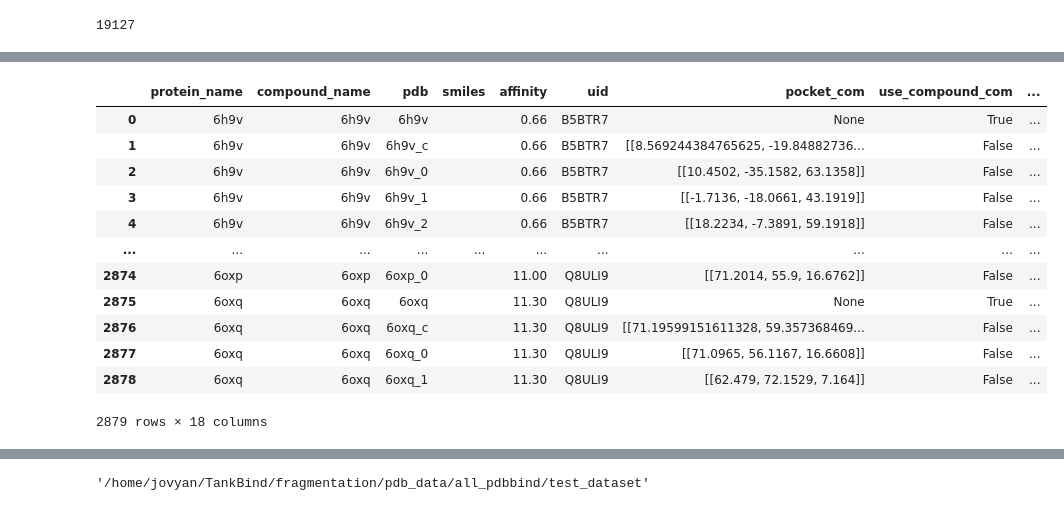
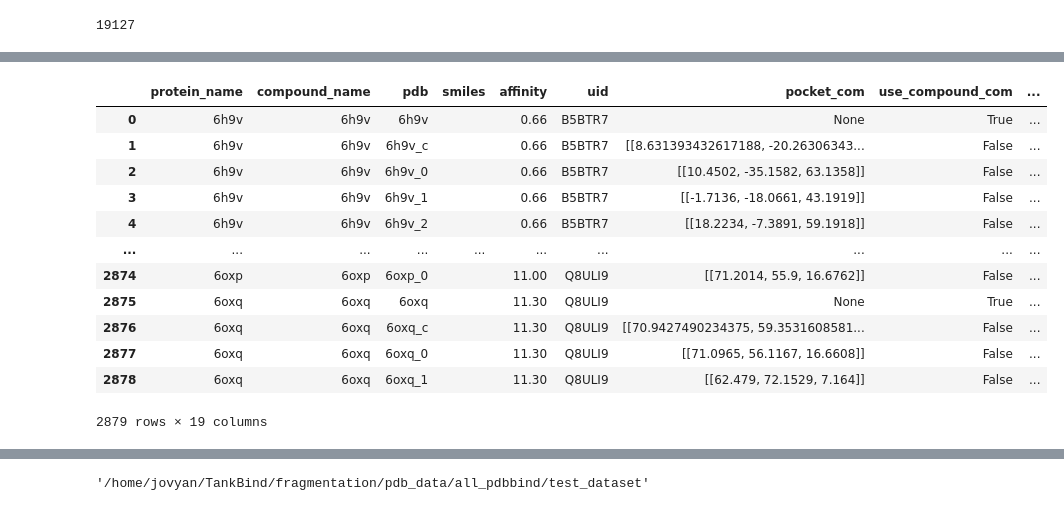
Before and after one commit to liuhaibinrobin/dockpublic, a Jupyter notebook: examples/construction_PDBbind_training_and_test_dataset.ipynb, the cells around one changed output, grey strips where cells are left out. Saved outputs shown, nothing was run; the diff lists cells and outputs as text; code cells hidden in the pictures.

```diff
--- a/examples/construction_PDBbind_training_and_test_dataset.ipynb
+++ b/examples/construction_PDBbind_training_and_test_dataset.ipynb
@@ -161,6 +147,7 @@ d.reset_index(drop=True).to_feather(f"{tankbind_data_path}/p2rank_result.feather
 d = pd.read_feather(f"{tankbind_data_path}/p2rank_result.feather")
 # %%
 pockets_dict = {}
+name_list = pdb_list
 for name in tqdm(name_list):
     pockets_dict[name] = d[d.name == name].reset_index(drop=True)
 # %% [markdown]
@@ -397,21 +366,22 @@ info['cover_contact_ratio'] = info['num_contact'] / info['native_num_contact']
 use_whole_protein_list = set(info.base_pdb.unique()) - set(info.query("not is_ligand_pocket").base_pdb)
 # assume we don't know the true ligand binding site.
 # %%
+info['index'] = info.index
 info
 # %% [output]
 |  | protein_name | compound_name | pdb | smiles | affinity | uid | pocket_com | use_compound_com | ... |
 | 0 | 6h9v | 6h9v | 6h9v |  | 0.66 | B5BTR7 | None | True | ... |
-| 1 | 6h9v | 6h9v | 6h9v_c |  | 0.66 | B5BTR7 | [[8.569244384765625, -19.84882736... | False | ... |
+| 1 | 6h9v | 6h9v | 6h9v_c |  | 0.66 | B5BTR7 | [[8.631393432617188, -20.26306343... | False | ... |
 | 2 | 6h9v | 6h9v | 6h9v_0 |  | 0.66 | B5BTR7 | [[10.4502, -35.1582, 63.1358]] | False | ... |
 | 3 | 6h9v | 6h9v | 6h9v_1 |  | 0.66 | B5BTR7 | [[-1.7136, -18.0661, 43.1919]] | False | ... |
 | 4 | 6h9v | 6h9v | 6h9v_2 |  | 0.66 | B5BTR7 | [[18.2234, -7.3891, 59.1918]] | False | ... |
 | ... | ... | ... | ... | ... | ... | ... | ... | ... | ... |
 | 2874 | 6oxp | 6oxp | 6oxp_0 |  | 11.00 | Q8ULI9 | [[71.2014, 55.9, 16.6762]] | False | ... |
 | 2875 | 6oxq | 6oxq | 6oxq |  | 11.30 | Q8ULI9 | None | True | ... |
-| 2876 | 6oxq | 6oxq | 6oxq_c |  | 11.30 | Q8ULI9 | [[71.19599151611328, 59.357368469... | False | ... |
+| 2876 | 6oxq | 6oxq | 6oxq_c |  | 11.30 | Q8ULI9 | [[70.9427490234375, 59.3531608581... | False | ... |
 | 2877 | 6oxq | 6oxq | 6oxq_0 |  | 11.30 | Q8ULI9 | [[71.0965, 56.1167, 16.6608]] | False | ... |
 | 2878 | 6oxq | 6oxq | 6oxq_1 |  | 11.30 | Q8ULI9 | [[62.479, 72.1529, 7.164]] | False | ... |
-2879 rows × 18 columns
+2879 rows × 19 columns
 # %%
 info.to_csv(f"{toFilePre}/apr23_testset_pdbbind_gvp_pocket_radius20_info.csv")
 # %%
```
Also changed, not shown: parts of 18 cells of this notebook, 2 other files.
